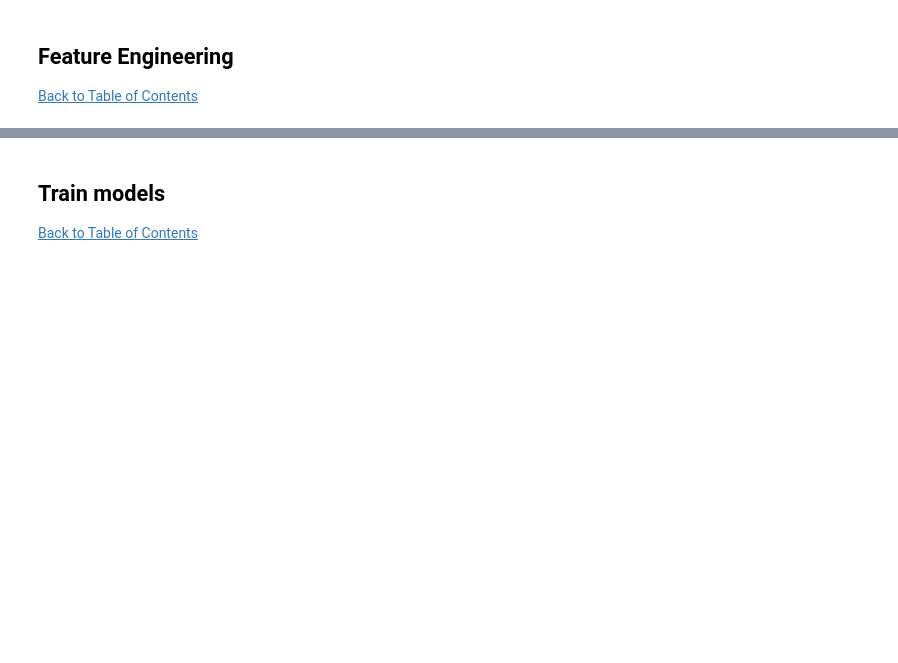
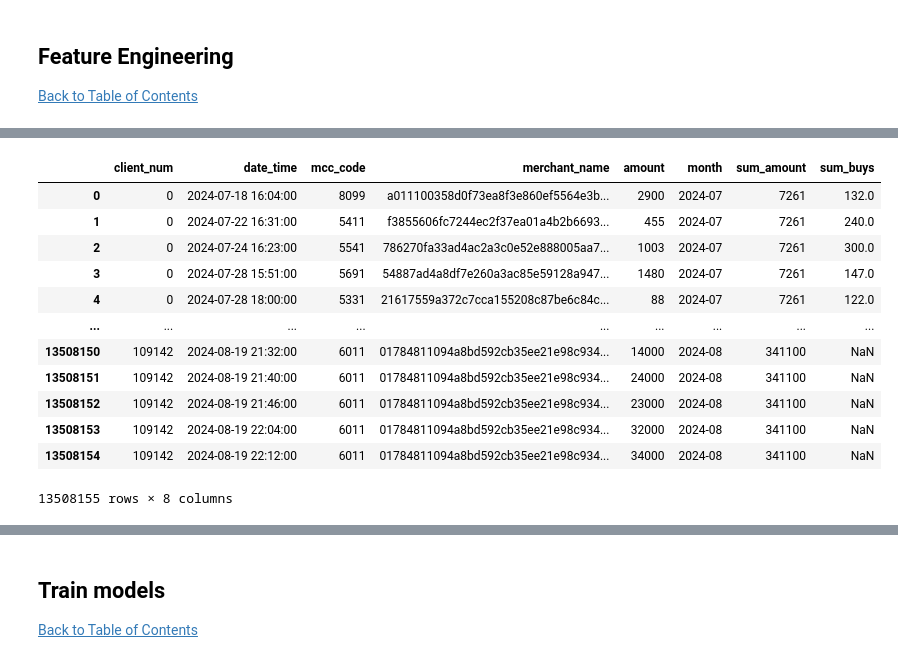
Before and after one commit to AUNitman/Alfa_Challenge_ML, a Jupyter notebook: main.ipynb, the cells around one changed output, grey strips where cells are left out. Drawn from its saved outputs; the diff is of its cells as text; code cells hidden in the pictures; blank space fills up the shorter version.

```diff
--- a/main.ipynb
+++ b/main.ipynb
@@ -171,5 +167,3 @@ transaction_copy
 | 13508153 | 109142 | 2024-08-19 22:04:00 | 6011 | 01784811094a8bd592cb35ee21e98c934... | 32000 | 2024-08 | 341100 |
 | 13508154 | 109142 | 2024-08-19 22:12:00 | 6011 | 01784811094a8bd592cb35ee21e98c934... | 34000 | 2024-08 | 341100 |
 13508155 rows × 7 columns
-# %%
-transaction_copy.drop(columns=['date_time', 'mcc_code', 'merchant_name'], inplace=True)
@@ -178,2 +169,0 @@ KeyError: "['date_time', 'mcc_code', 'merchant_name'] not found in axis"
-# %%
-transaction_copy.drop(['amount'], axis=1, inplace=True)
@@ -302,0 +310,18 @@ train_merge[train_merge['client_num'] == 2]
+# %%
+transaction_copy['sum_buys'] = transaction_copy.groupby('client_num')['mcc_code'].count()
+# %%
+transaction_copy
+# %% [output]
+|  | client_num | date_time | mcc_code | merchant_name | amount | month | sum_amount | sum_buys |
+| 0 | 0 | 2024-07-18 16:04:00 | 8099 | a011100358d0f73ea8f3e860ef5564e3b... | 2900 | 2024-07 | 7261 | 132.0 |
+| 1 | 0 | 2024-07-22 16:31:00 | 5411 | f3855606fc7244ec2f37ea01a4b2b6693... | 455 | 2024-07 | 7261 | 240.0 |
+| 2 | 0 | 2024-07-24 16:23:00 | 5541 | 786270fa33ad4ac2a3c0e52e888005aa7... | 1003 | 2024-07 | 7261 | 300.0 |
+| 3 | 0 | 2024-07-28 15:51:00 | 5691 | 54887ad4a8df7e260a3ac85e59128a947... | 1480 | 2024-07 | 7261 | 147.0 |
+| 4 | 0 | 2024-07-28 18:00:00 | 5331 | 21617559a372c7cca155208c87be6c84c... | 88 | 2024-07 | 7261 | 122.0 |
+| ... | ... | ... | ... | ... | ... | ... | ... | ... |
+| 13508150 | 109142 | 2024-08-19 21:32:00 | 6011 | 01784811094a8bd592cb35ee21e98c934... | 14000 | 2024-08 | 341100 | NaN |
+| 13508151 | 109142 | 2024-08-19 21:40:00 | 6011 | 01784811094a8bd592cb35ee21e98c934... | 24000 | 2024-08 | 341100 | NaN |
+| 13508152 | 109142 | 2024-08-19 21:46:00 | 6011 | 01784811094a8bd592cb35ee21e98c934... | 23000 | 2024-08 | 341100 | NaN |
+| 13508153 | 109142 | 2024-08-19 22:04:00 | 6011 | 01784811094a8bd592cb35ee21e98c934... | 32000 | 2024-08 | 341100 | NaN |
+| 13508154 | 109142 | 2024-08-19 22:12:00 | 6011 | 01784811094a8bd592cb35ee21e98c934... | 34000 | 2024-08 | 341100 | NaN |
+13508155 rows × 8 columns
```
Also changed, not shown: parts of 22 cells of this notebook.
